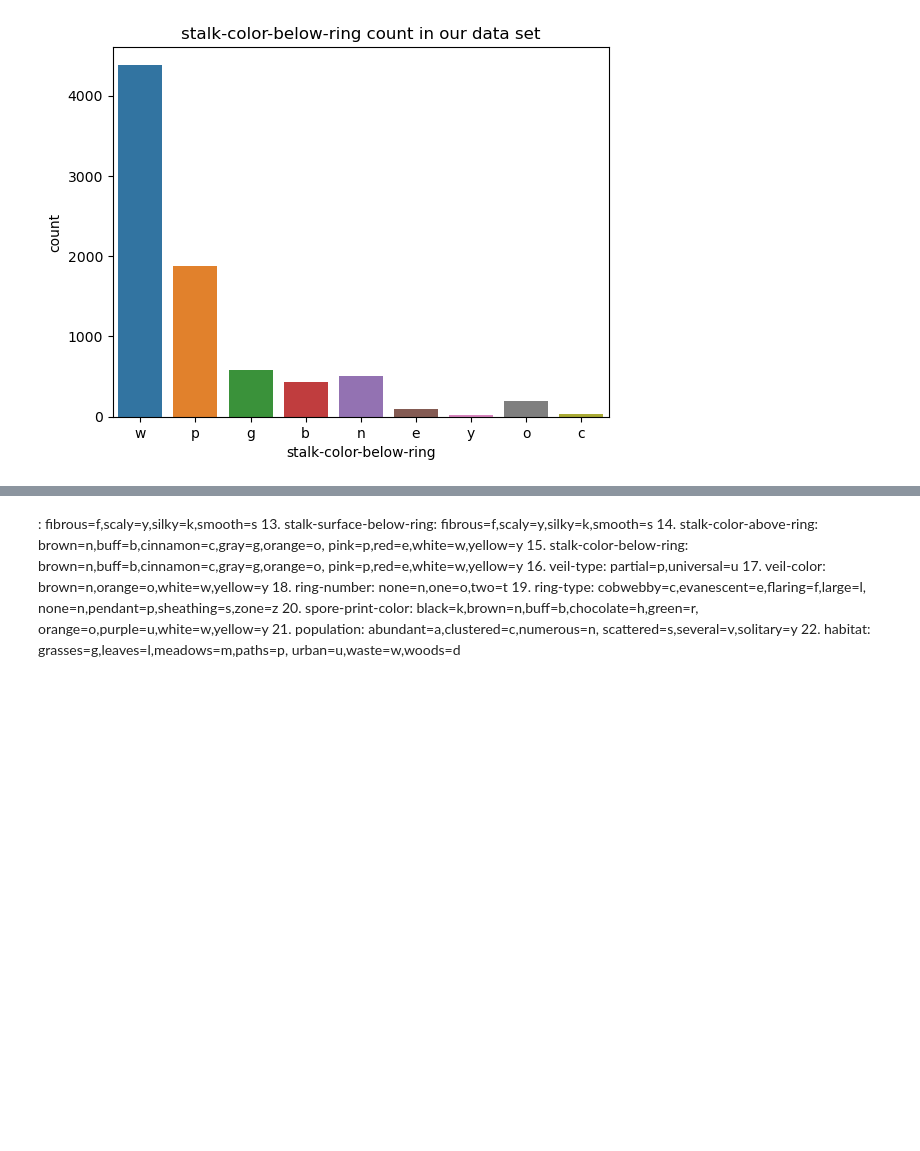
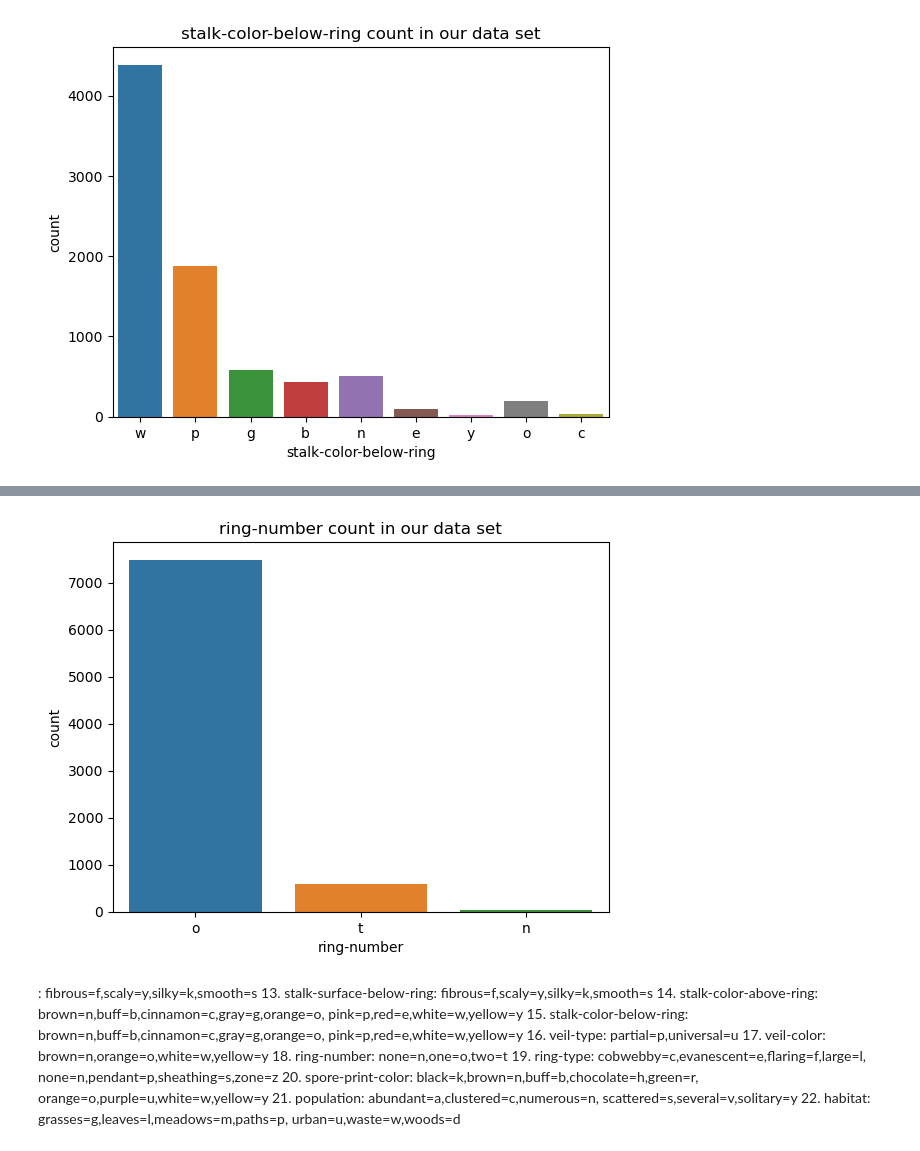
Before and after one commit to dev-ezzy/Big-Data, a Jupyter notebook: index.ipynb, the cells around one changed output, grey strips where cells are left out. Cells and saved outputs as stored; diff of their text form; code cells hidden in the pictures; blank space fills up the shorter version.

```diff
--- a/index.ipynb
+++ b/index.ipynb
@@ -419,3 +425,7 @@ sns_ycount("veil-type")
+# %%
+sns_xcount("ring-number", X)
+# %% [output]
+[figure, added]
 # %% [markdown]
 : fibrous=f,scaly=y,silky=k,smooth=s
     13. stalk-surface-below-ring: fibrous=f,scaly=y,silky=k,smooth=s
```
Also changed, not shown: parts of 2 cells of this notebook.
